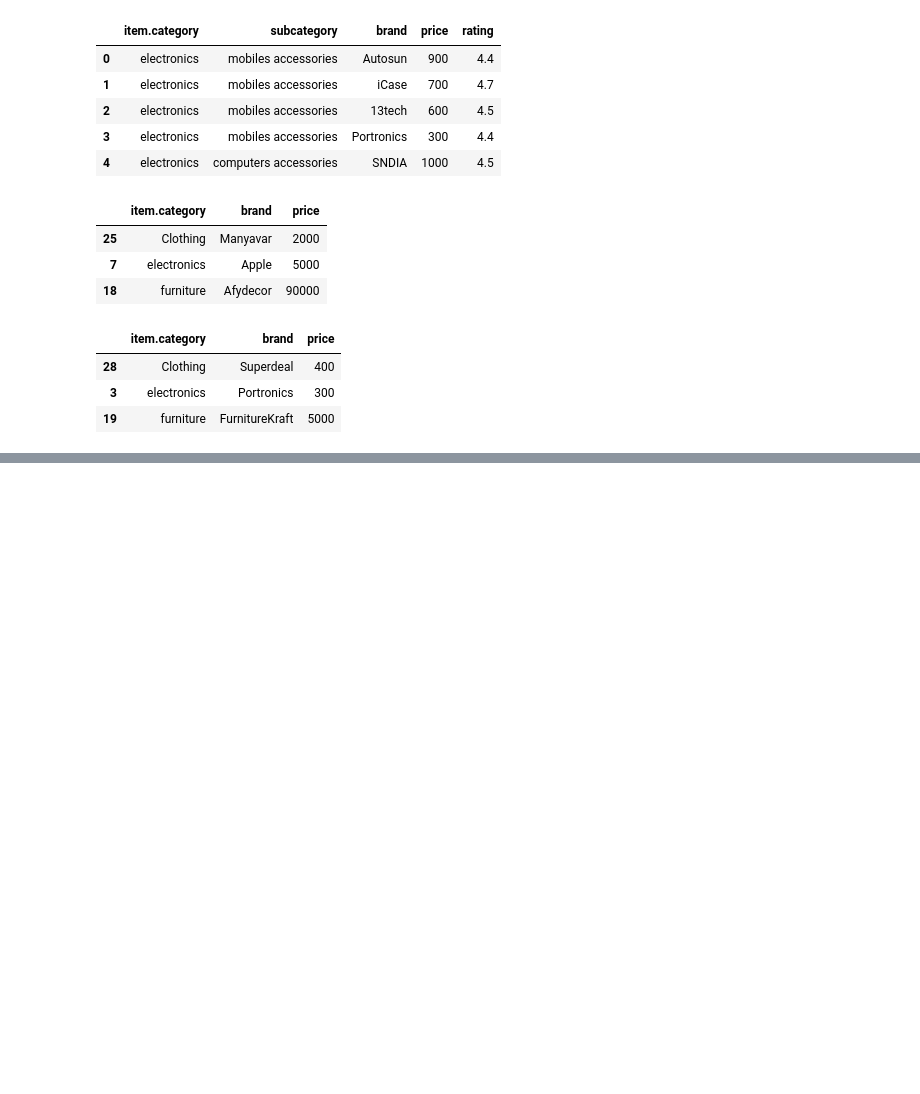
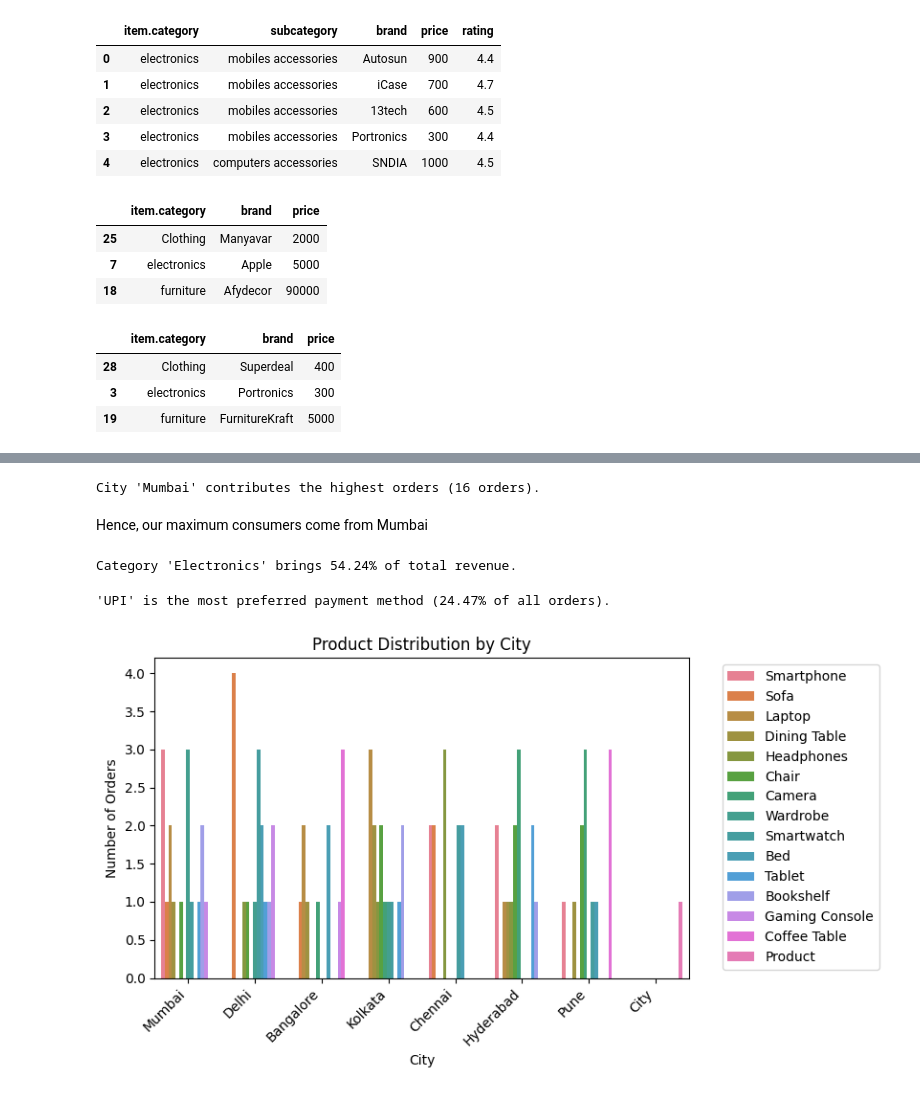
Before and after one commit to PhiWhyyy/Analyzing-market-trends, a Jupyter notebook: E_Commerce_Business_Analysis_Project.ipynb, the cells around one changed output, grey strips where cells are left out. Cells and saved outputs as stored; diff of their text form; code cells hidden in the pictures; blank space fills up the shorter version.

```diff
--- a/E_Commerce_Business_Analysis_Project.ipynb
+++ b/E_Commerce_Business_Analysis_Project.ipynb
@@ -34,0 +375,37 @@ display(most_budget_friendly_brands[["item.category","brand","price"]])
+# %%
+city_orders = df['City'].value_counts()
+top_city = city_orders.idxmax()
+print(f"City '{top_city}' contributes the highest orders ({city_orders.max()} orders).")
+# %% [output]
+City 'Mumbai' contributes the highest orders (16 orders).
+# %% [markdown]
+Hence, our maximum consumers come from Mumbai
+# %%
+df=pd.read_excel('/content/drive/MyDrive/XYZ company dataset_Updated Ecommerce Sheet.xlsx')
+# Filter out the row where Category is 'Category'
+filtered_df = df[df['Category'] != 'Category']
+
+category_revenue = filtered_df.groupby('Category')['Total_Value'].sum()
+top_category = category_revenue.idxmax()
+top_category_share = (category_revenue.max() / category_revenue.sum()) * 100
+print(f"Category '{top_category}' brings {top_category_share:.2f}% of total revenue.")
+# %% [output]
+Category 'Electronics' brings 54.24% of total revenue.
+# %%
+payment_method = df['Payment_Method'].value_counts(normalize=True)
+top_payment = payment_method.idxmax()
+top_payment_share = payment_method.max() * 100
+print(f"'{top_payment}' is the most preferred payment method ({top_payment_share:.2f}% of all orders).")
+# %% [output]
+'UPI' is the most preferred payment method (24.47% of all orders).
+# %%
+sns.countplot(x='City', hue='Product', data=df)
+plt.title('Product Distribution by City')
+plt.xlabel('City')
+plt.ylabel('Number of Orders')
+plt.xticks(rotation=45, ha='right')
+plt.tight_layout()
+plt.legend(bbox_to_anchor=(1.05, 1), loc='upper left')
+plt.show()
+# %% [output]
+[figure, added]
```
Also changed, not shown: parts of 30 cells of this notebook.
